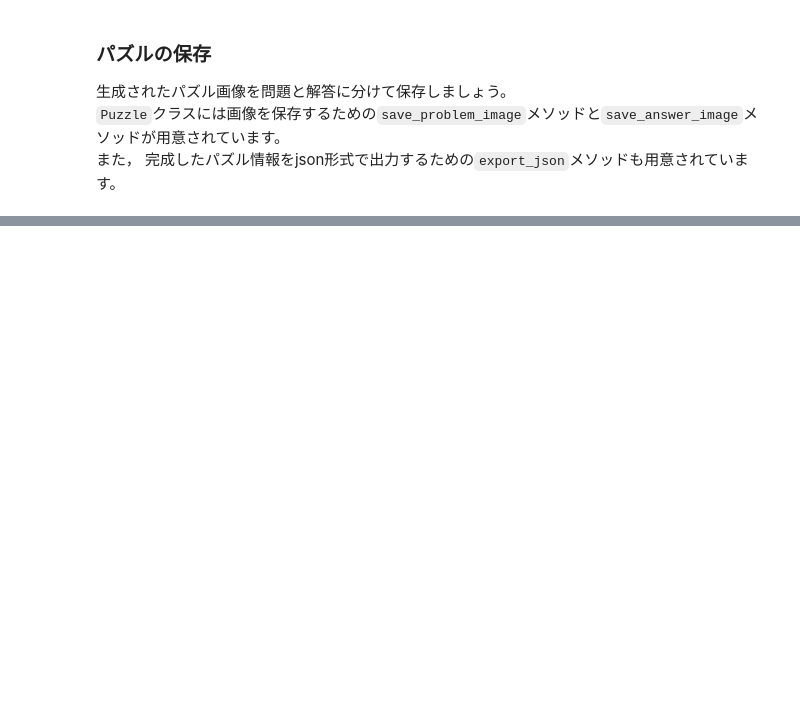
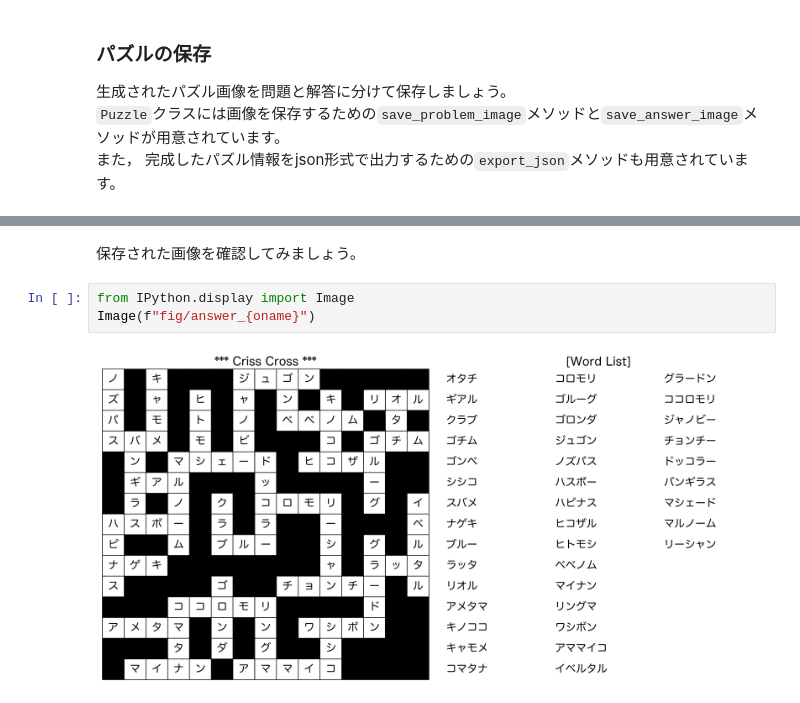
Before and after one commit to MakePuzz/pyzzle, a Jupyter notebook: example/example_basic.ipynb, the cells around one changed output, grey strips where cells are left out. Cells and saved outputs as stored; diff of their text form; blank space fills up the shorter version.

```diff
--- a/example/example_basic.ipynb
+++ b/example/example_basic.ipynb
@@ -418,3 +476,10 @@ print(f"Save as 'json/{oname[:-4]}.json'")
 Save as 'fig/problem_pokemon_w15_h15_r1.png'
 Save as 'fig/problem_pokemon_w15_h15_r1.png'
 Save as 'json/pokemon_w15_h15_r1.json'
+# %% [markdown]
+保存された画像を確認してみましょう。
+# %%
+from IPython.display import Image
+Image(f"fig/answer_{oname}")
+# %% [output]
+[figure, added]
```
Also changed, not shown: parts of 18 cells of this notebook, 4 other files.
